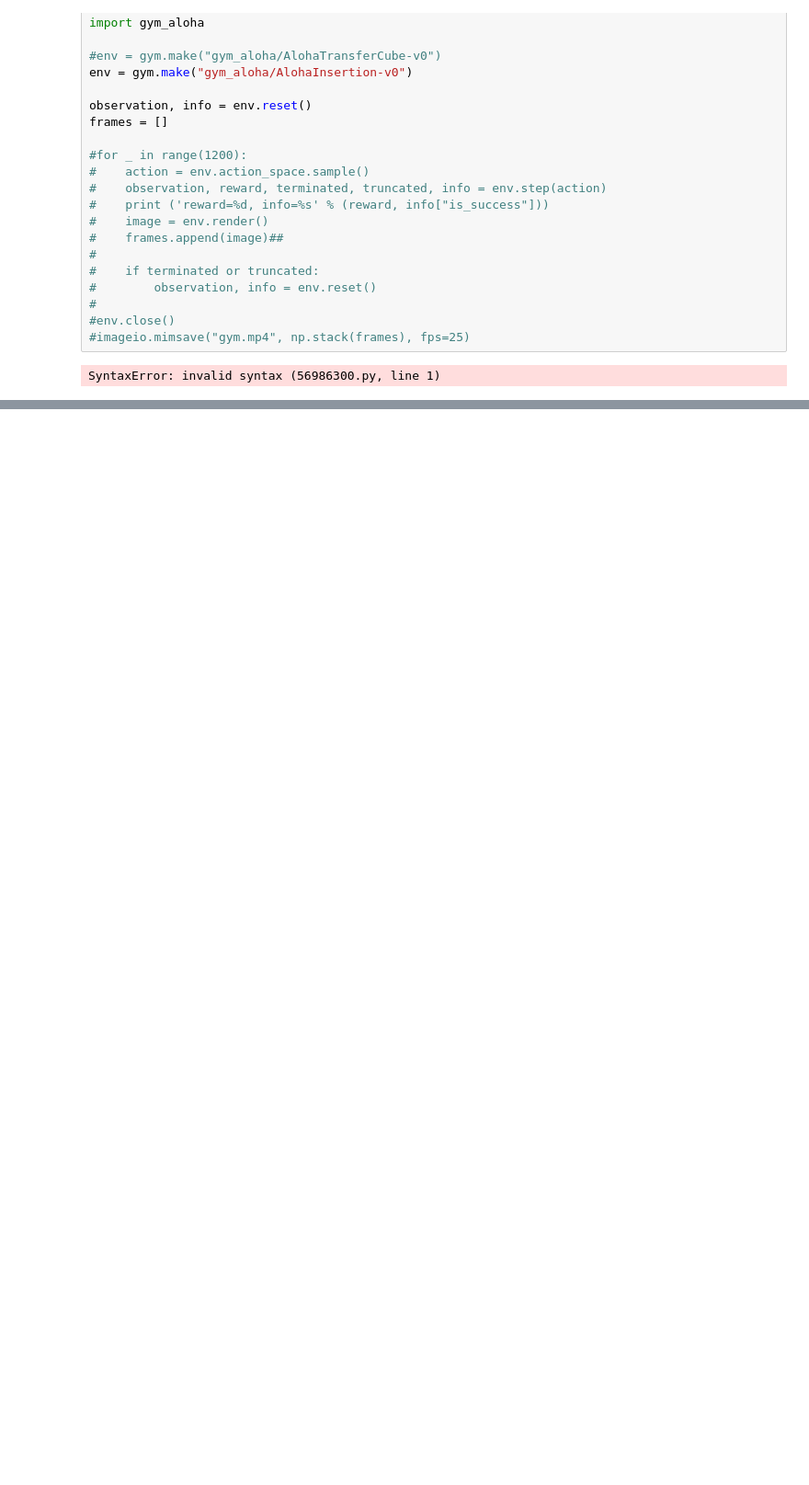
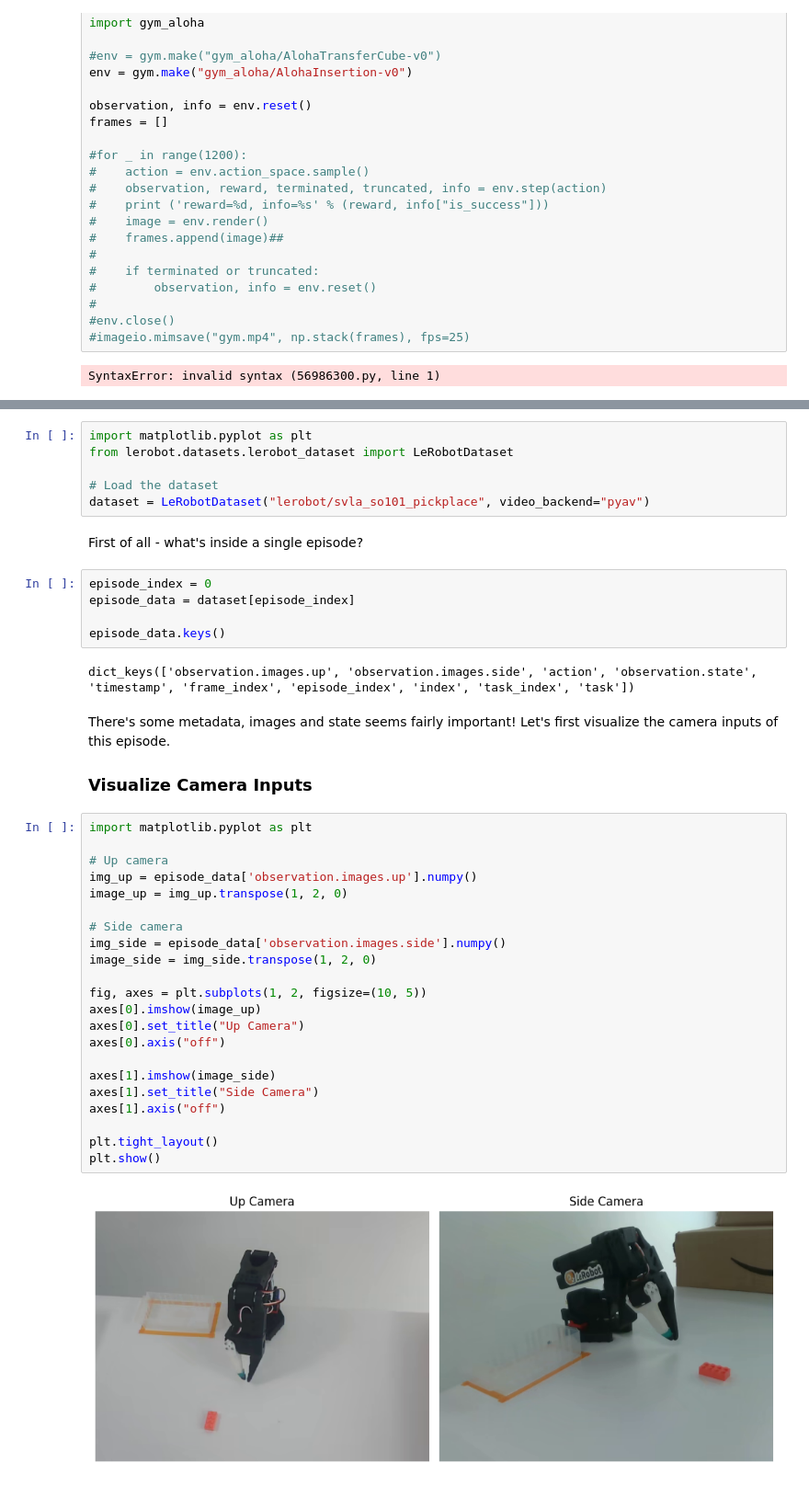
Before and after one commit to skalade/Ryzers, a Jupyter notebook: megadockers/gpu/notebooks/3_robot_policies.ipynb, the cells around one changed output, grey strips where cells are left out. Shown at 92% size. Cells and saved outputs as stored; diff of their text form; blank space fills up the shorter version.

Commit message:
add some VLA content to robot policies notebook

```diff
--- a/megadockers/gpu/notebooks/3_robot_policies.ipynb
+++ b/megadockers/gpu/notebooks/3_robot_policies.ipynb
@@ -106,0 +118,43 @@ Copyright© 2025 AMD, Inc SPDX-License-Identifier: MIT
+# %%
+import matplotlib.pyplot as plt
+from lerobot.datasets.lerobot_dataset import LeRobotDataset
+
+# Load the dataset
+dataset = LeRobotDataset("lerobot/svla_so101_pickplace", video_backend="pyav")
+# %% [markdown]
+First of all - what's inside a single episode?
+# %%
+episode_index = 0
+episode_data = dataset[episode_index]
+
+episode_data.keys()
+# %% [output]
+dict_keys(['observation.images.up', 'observation.images.side', 'action', 'observation.state', 'timestamp', 'frame_index', 'episode_index', 'index', 'task_index', 'task'])
+# %% [markdown]
+There's some metadata, images and state seems fairly important! Let's first visualize the camera inputs of this episode.
+
+### Visualize Camera Inputs
+# %%
+import matplotlib.pyplot as plt
+
+# Up camera
+img_up = episode_data['observation.images.up'].numpy()
+image_up = img_up.transpose(1, 2, 0)
+
+# Side camera
+img_side = episode_data['observation.images.side'].numpy()
+image_side = img_side.transpose(1, 2, 0)
+
+fig, axes = plt.subplots(1, 2, figsize=(10, 5))
+axes[0].imshow(image_up)
+axes[0].set_title("Up Camera")
+axes[0].axis("off")
+
+axes[1].imshow(image_side)
+axes[1].set_title("Side Camera")
+axes[1].axis("off")
+
+plt.tight_layout()
+plt.show()
+# %% [output]
+[figure, added]
```
Also changed, not shown: parts of 17 cells of this notebook, 1 other file.
